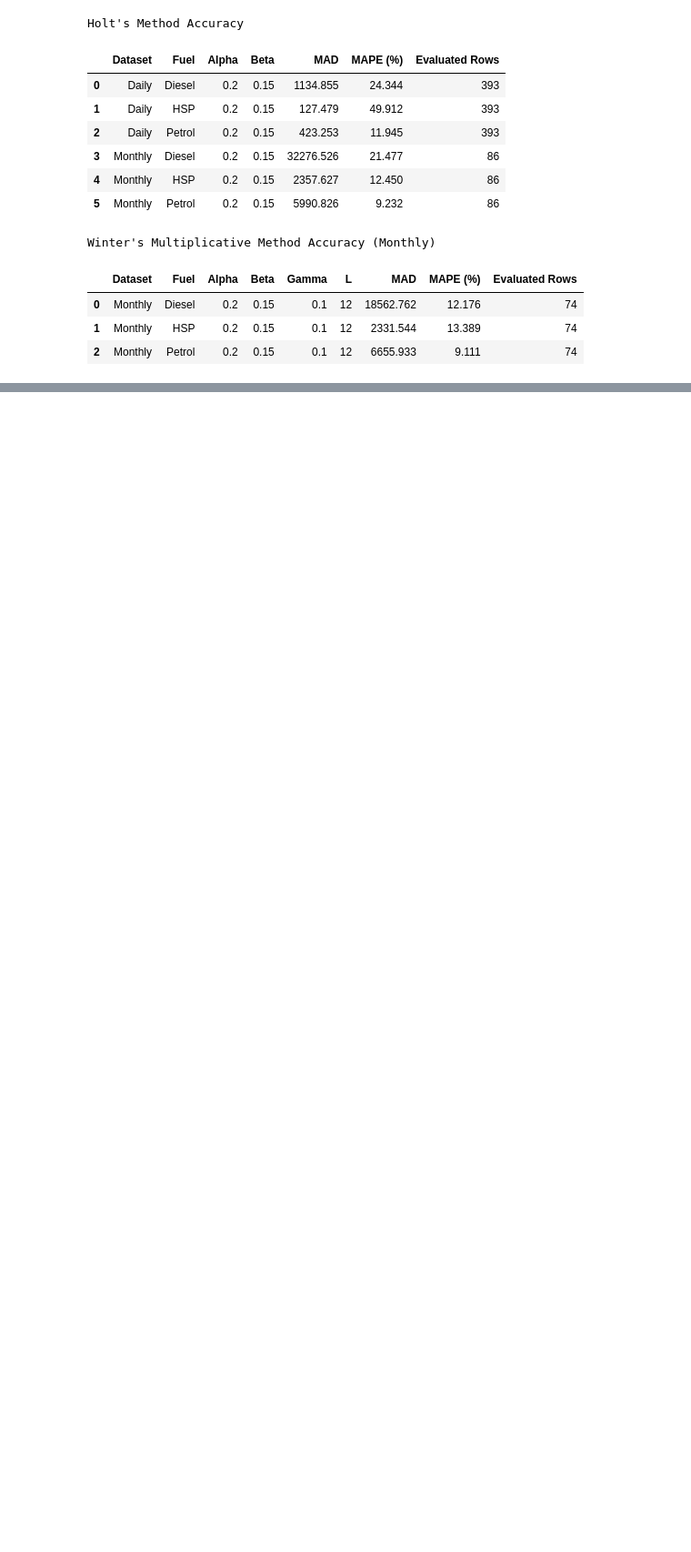
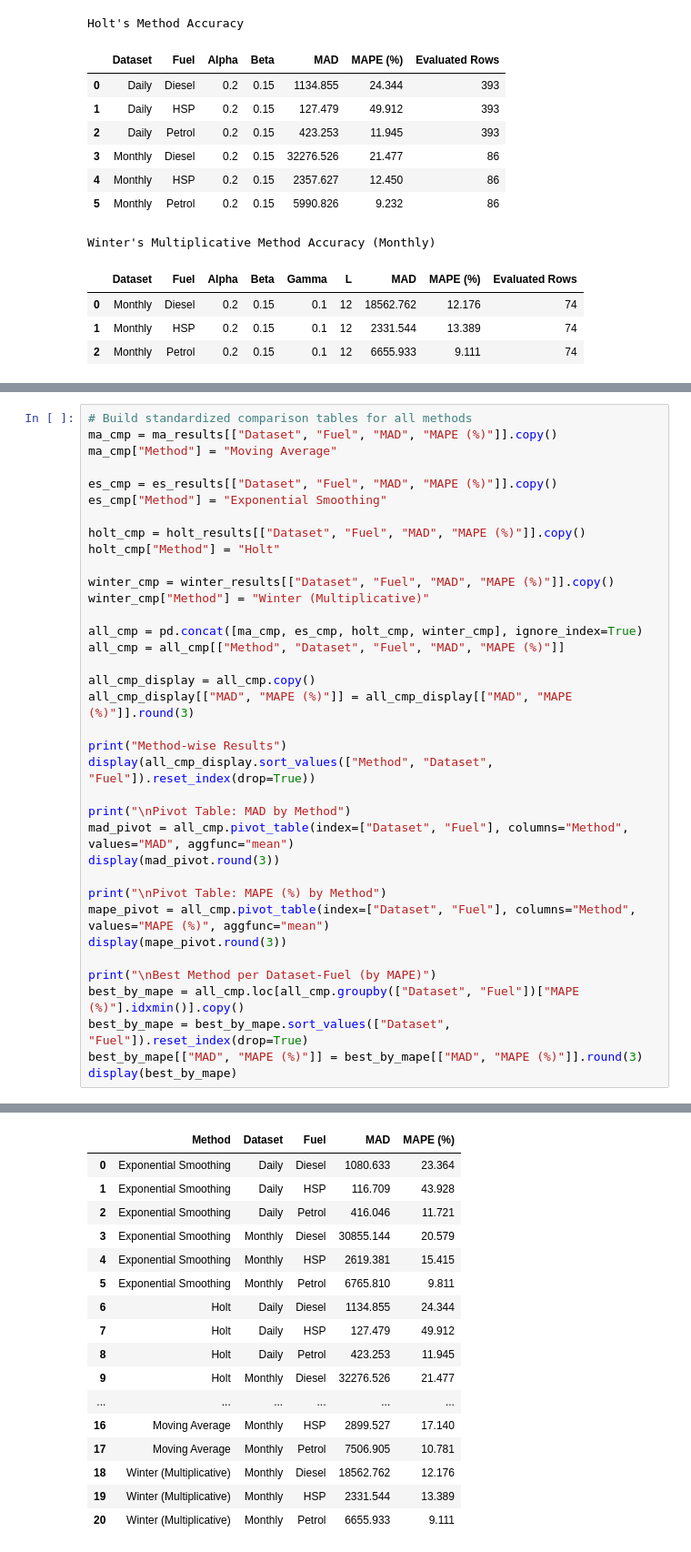
Before and after one commit to vavaviper/fuel-station-forcasting, a Jupyter notebook: question1.ipynb, the cells around one changed output, grey strips where cells are left out. Shown at 91% size. Drawn from its saved outputs; the diff is of its cells as text; blank space fills up the shorter version.

```diff
--- a/question1.ipynb
+++ b/question1.ipynb
@@ -526,0 +425,37 @@ Winter's Multiplicative Method Accuracy (Monthly)
+# %%
+# Build standardized comparison tables for all methods
+ma_cmp = ma_results[["Dataset", "Fuel", "MAD", "MAPE (%)"]].copy()
+ma_cmp["Method"] = "Moving Average"
+
+es_cmp = es_results[["Dataset", "Fuel", "MAD", "MAPE (%)"]].copy()
+es_cmp["Method"] = "Exponential Smoothing"
+
+holt_cmp = holt_results[["Dataset", "Fuel", "MAD", "MAPE (%)"]].copy()
+holt_cmp["Method"] = "Holt"
+
+winter_cmp = winter_results[["Dataset", "Fuel", "MAD", "MAPE (%)"]].copy()
+winter_cmp["Method"] = "Winter (Multiplicative)"
+
+all_cmp = pd.concat([ma_cmp, es_cmp, holt_cmp, winter_cmp], ignore_index=True)
+all_cmp = all_cmp[["Method", "Dataset", "Fuel", "MAD", "MAPE (%)"]]
+
+all_cmp_display = all_cmp.copy()
+all_cmp_display[["MAD", "MAPE (%)"]] = all_cmp_display[["MAD", "MAPE (%)"]].round(3)
+
+print("Method-wise Results")
+display(all_cmp_display.sort_values(["Method", "Dataset", "Fuel"]).reset_index(drop=True))
+
+print("\nPivot Table: MAD by Method")
+mad_pivot = all_cmp.pivot_table(index=["Dataset", "Fuel"], columns="Method", values="MAD", aggfunc="mean")
+display(mad_pivot.round(3))
+
+print("\nPivot Table: MAPE (%) by Method")
+mape_pivot = all_cmp.pivot_table(index=["Dataset", "Fuel"], columns="Method", values="MAPE (%)", aggfunc="mean")
+display(mape_pivot.round(3))
+
+print("\nBest Method per Dataset-Fuel (by MAPE)")
+best_by_mape = all_cmp.loc[all_cmp.groupby(["Dataset", "Fuel"])["MAPE (%)"].idxmin()].copy()
+best_by_mape = best_by_mape.sort_values(["Dataset", "Fuel"]).reset_index(drop=True)
+best_by_mape[["MAD", "MAPE (%)"]] = best_by_mape[["MAD", "MAPE (%)"]].round(3)
+display(best_by_mape)
+# %% [output]
@@ -526,0 +463,17 @@ Winter's Multiplicative Method Accuracy (Monthly)
+|  | Method | Dataset | Fuel | MAD | MAPE (%) |
+| 0 | Exponential Smoothing | Daily | Diesel | 1080.633 | 23.364 |
+| 1 | Exponential Smoothing | Daily | HSP | 116.709 | 43.928 |
+| 2 | Exponential Smoothing | Daily | Petrol | 416.046 | 11.721 |
+| 3 | Exponential Smoothing | Monthly | Diesel | 30855.144 | 20.579 |
+| 4 | Exponential Smoothing | Monthly | HSP | 2619.381 | 15.415 |
+| 5 | Exponential Smoothing | Monthly | Petrol | 6765.810 | 9.811 |
+| 6 | Holt | Daily | Diesel | 1134.855 | 24.344 |
+| 7 | Holt | Daily | HSP | 127.479 | 49.912 |
+| 8 | Holt | Daily | Petrol | 423.253 | 11.945 |
+| 9 | Holt | Monthly | Diesel | 32276.526 | 21.477 |
+| ... | ... | ... | ... | ... | ... |
+| 16 | Moving Average | Monthly | HSP | 2899.527 | 17.140 |
+| 17 | Moving Average | Monthly | Petrol | 7506.905 | 10.781 |
+| 18 | Winter (Multiplicative) | Monthly | Diesel | 18562.762 | 12.176 |
+| 19 | Winter (Multiplicative) | Monthly | HSP | 2331.544 | 13.389 |
+| 20 | Winter (Multiplicative) | Monthly | Petrol | 6655.933 | 9.111 |
```
Also changed, not shown: parts of 8 cells of this notebook.
